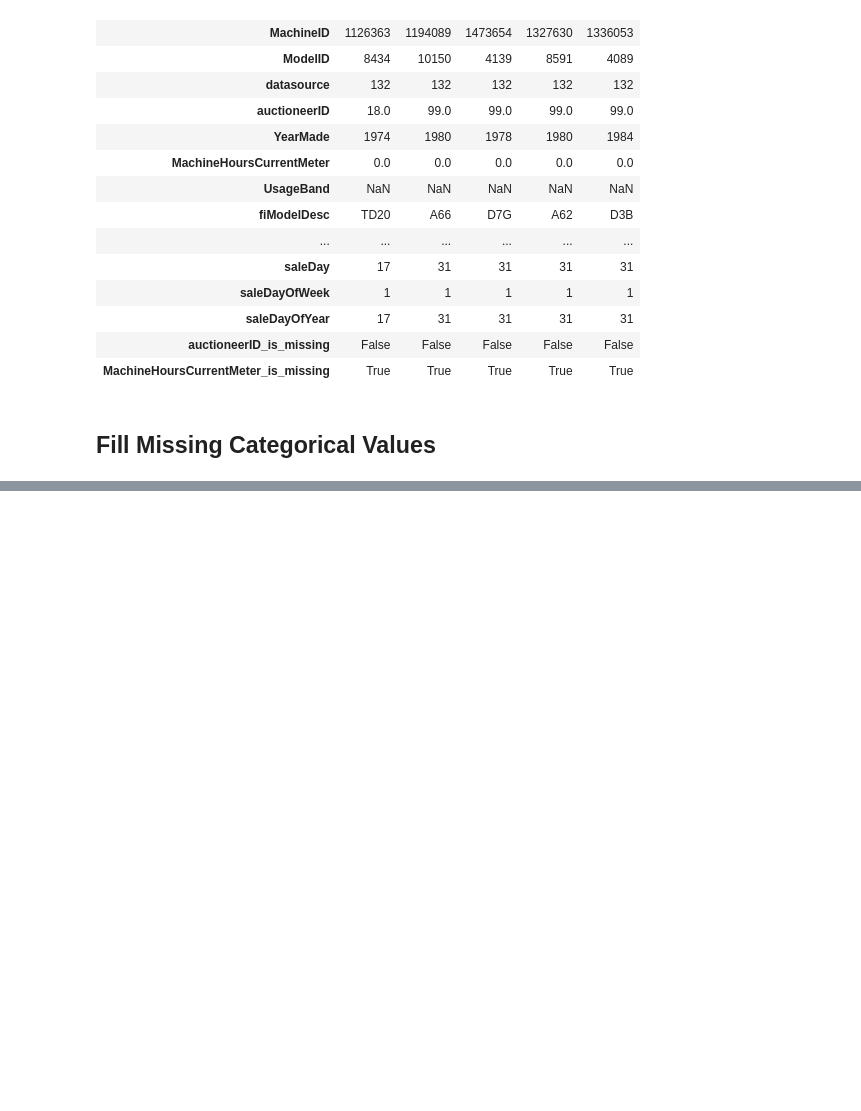
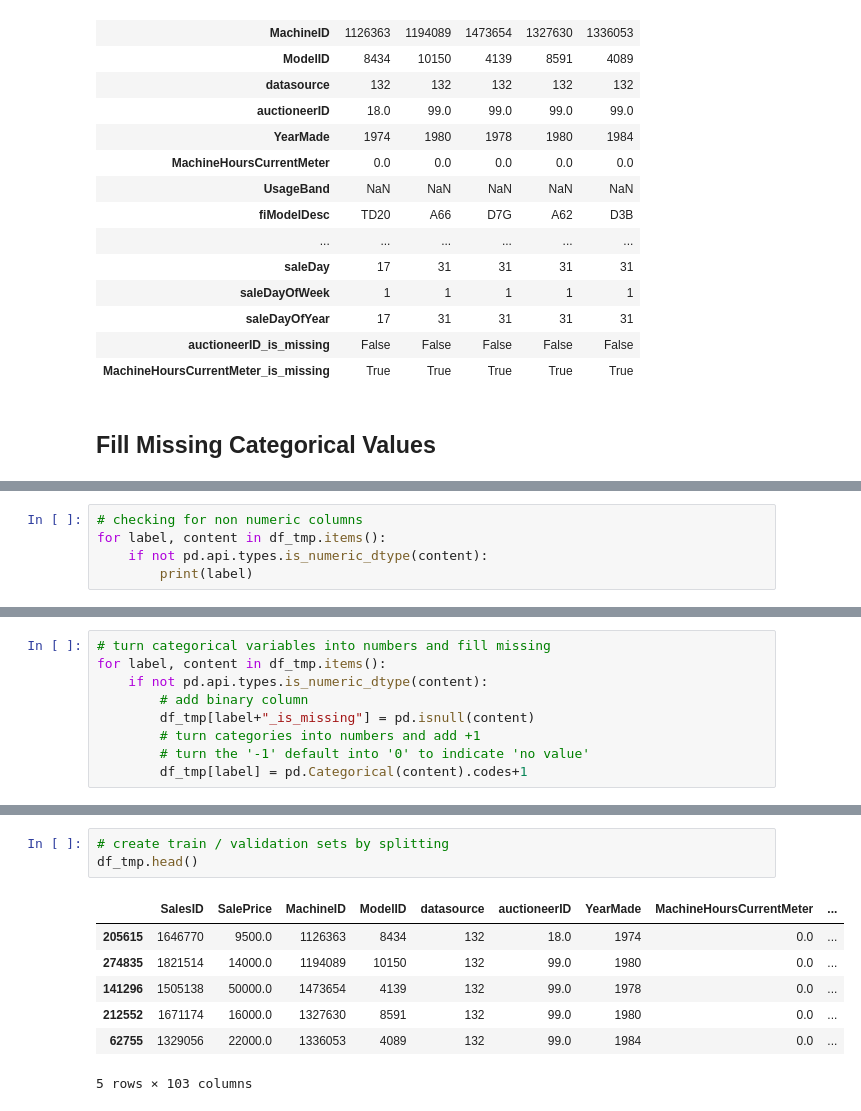
Before and after one commit to lorenarms/Machine_Learning, a Jupyter notebook: bulldozer_price_prediction_project/Bulldozer Price Prediction Project.ipynb, the cells around one changed output, grey strips where cells are left out. Cells and saved outputs as stored; diff of their text form; blank space fills up the shorter version.

```diff
--- a/bulldozer_price_prediction_project/Bulldozer Price Prediction Project.ipynb
+++ b/bulldozer_price_prediction_project/Bulldozer Price Prediction Project.ipynb
@@ -408,0 +424,5 @@ df_tmp.head().T
+# %%
+# checking for non numeric columns
+for label, content in df_tmp.items():
+    if not pd.api.types.is_numeric_dtype(content):
+        print(label)
@@ -408,0 +462,9 @@ df_tmp.head().T
+# %%
+# turn categorical variables into numbers and fill missing
+for label, content in df_tmp.items():
+    if not pd.api.types.is_numeric_dtype(content):
+        # add binary column
+        df_tmp[label+"_is_missing"] = pd.isnull(content)
+        # turn categories into numbers and add +1
+        # turn the '-1' default into '0' to indicate 'no value'
+        df_tmp[label] = pd.Categorical(content).codes+1
@@ -408,0 +527,11 @@ df_tmp.head().T
+# %%
+# create train / validation sets by splitting
+df_tmp.head()
+# %% [output]
+|  | SalesID | SalePrice | MachineID | ModelID | datasource | auctioneerID | YearMade | MachineHoursCurrentMeter | ... |
+| 205615 | 1646770 | 9500.0 | 1126363 | 8434 | 132 | 18.0 | 1974 | 0.0 | ... |
+| 274835 | 1821514 | 14000.0 | 1194089 | 10150 | 132 | 99.0 | 1980 | 0.0 | ... |
+| 141296 | 1505138 | 50000.0 | 1473654 | 4139 | 132 | 99.0 | 1978 | 0.0 | ... |
+| 212552 | 1671174 | 16000.0 | 1327630 | 8591 | 132 | 99.0 | 1980 | 0.0 | ... |
+| 62755 | 1329056 | 22000.0 | 1336053 | 4089 | 132 | 99.0 | 1984 | 0.0 | ... |
+5 rows × 103 columns
```
Also changed, not shown: parts of 27 cells of this notebook.
